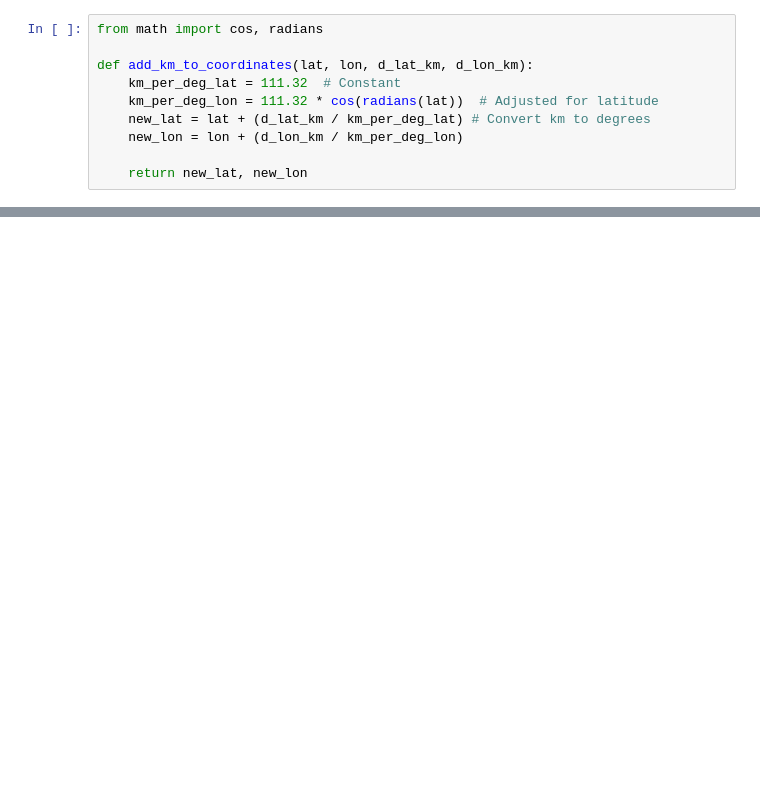
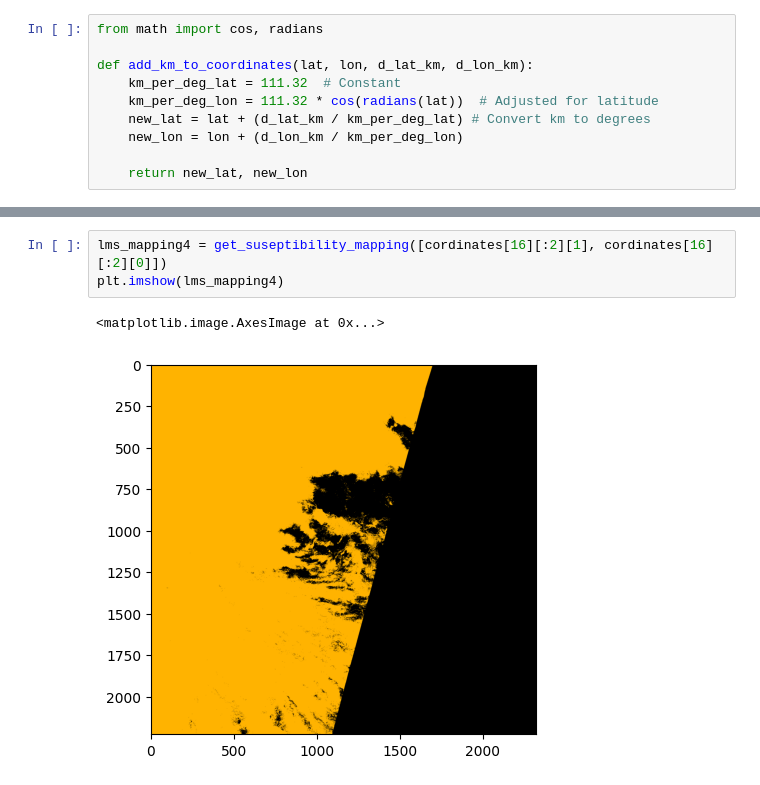
Before and after one commit to Neural-Mapping/Mappings, a Jupyter notebook: mapping.ipynb, the cells around one changed output, grey strips where cells are left out. Saved outputs shown, nothing was run; the diff lists cells and outputs as text; blank space fills up the shorter version.

```diff
--- a/mapping.ipynb
+++ b/mapping.ipynb
@@ -138,0 +212,6 @@ def get_suseptibility_mapping(cordinates, box_dim=400, date_start = "2024-04-07"
+# %%
+lms_mapping4 = get_suseptibility_mapping([cordinates[16][:2][1], cordinates[16][:2][0]])
+plt.imshow(lms_mapping4)
+# %% [output]
+<matplotlib.image.AxesImage at 0x...>
+[figure, added]
```
Also changed, not shown: parts of 23 cells of this notebook, 11 other files.
